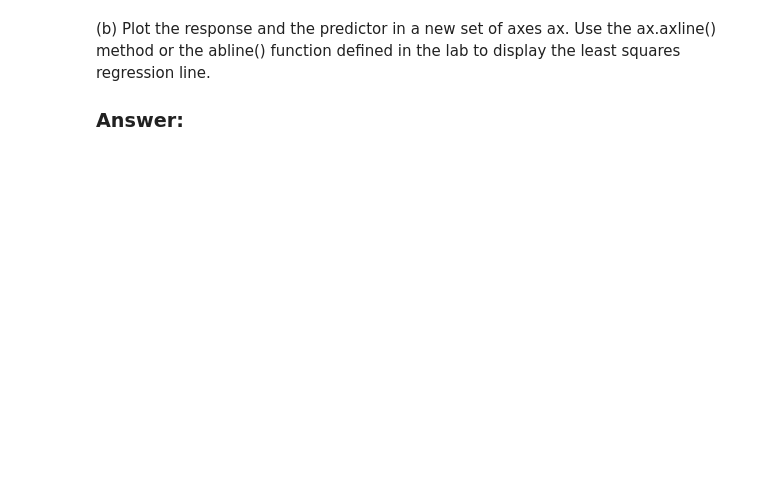
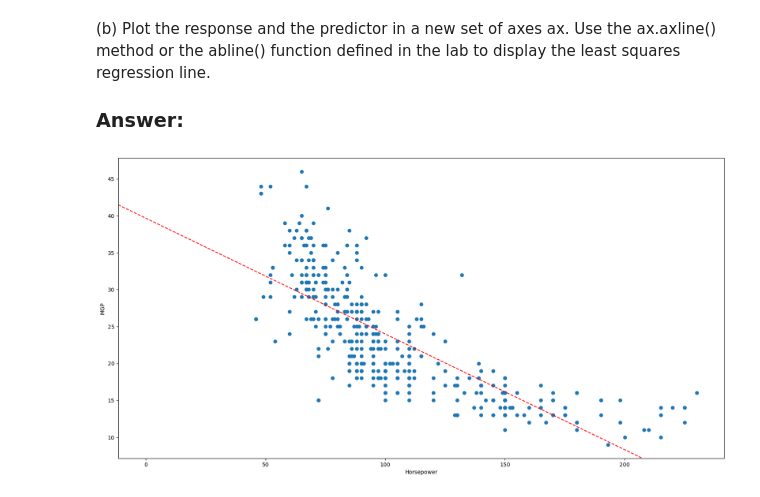
Before and after one commit to ki94mach/ISLP-Exercises, a Jupyter notebook: Chapter_03/Applied.ipynb, the cells around one changed output. Saved outputs shown, nothing was run; the diff lists cells and outputs as text; code cells hidden in the pictures; blank space fills up the shorter version.

```diff
--- a/Chapter_03/Applied.ipynb
+++ b/Chapter_03/Applied.ipynb
@@ -74,0 +79,15 @@ The Prediction mean for 98 horsepower is [24.28] with 95% confidence interval of
+# %%
+fig, ax =plt.subplots(figsize=(20,10))
+ax.scatter(pred.iloc[:, 1], res)
+xlim = ax.get_xlim()
+ylim = [result.params.iloc[1] * xlim[0] + result.params.iloc[0],
+        result.params.iloc[1] * xlim[1] + result.params.iloc[0]]
+ax.axline((0, result.params.iloc[0]),
+          slope=result.params.iloc[1],
+          color='red',
+          ls='--')
+ax.set_xlabel('Horsepower')
+ax.set_ylabel('MGP')
+plt.show()
+# %% [output]
+[figure, added]
```
Also changed, not shown: parts of 19 cells of this notebook.
